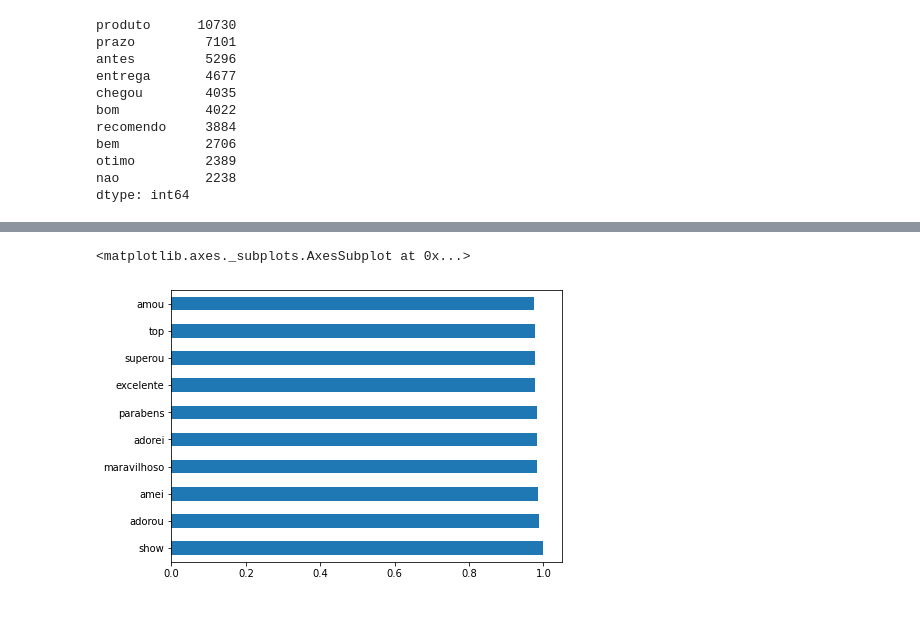
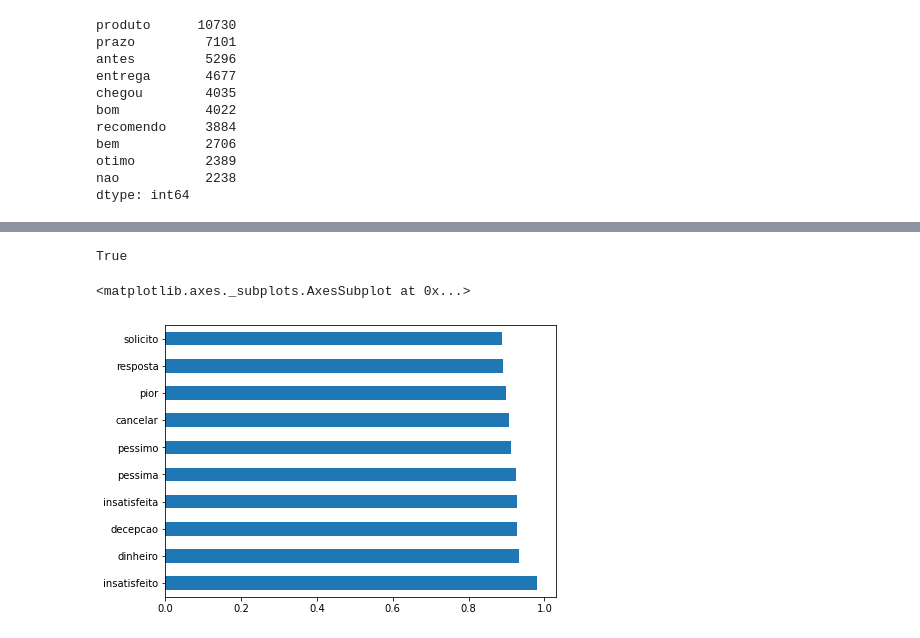
Before and after one commit to Pedalves/olist-ml, a Jupyter notebook: ipynb/EDA.ipynb, the cells around one changed output, grey strips where cells are left out. Drawn from its saved outputs; the diff is of its cells as text; code cells hidden in the pictures.

```diff
--- a/ipynb/EDA.ipynb
+++ b/ipynb/EDA.ipynb
@@ -153,3 +153,7 @@ bem           2706
 otimo         2389
 nao           2238
 dtype: int64
+# %%
+bad_reviews = dt_reviews_no_na.loc[dt_reviews_no_na['review_score'].isin([1,2])]
+all_words_bad = np.concatenate(bad_reviews.stopwords.values)
+all_words_bad.shape
@@ -156,4 +176,24 @@ dtype: int64
+# %%
+words_frequency = pd.concat(
+    [pd.Series(all_words).value_counts(), pd.Series(all_words_best).value_counts(),], axis=1).dropna()
+words_frequency.columns = ['frequency_all', 'frequency_4_5']
+
+#words_frequency = words_frequency.loc[words_frequency['frequency_4_5']>=50]
+
+#(words_frequency.frequency_4_5/words_frequency.frequency_all).nlargest(10).plot.barh(figsize=(7,5))
+
+'canguru' in (words_frequency.loc[words_frequency.frequency_4_5==1]
+ .frequency_4_5/words_frequency.frequency_all).index.values
+# %% [output]
+True
 # %%
 words_frequency = pd.concat(
-    [pd.Series(all_words).value_counts(), pd.Series(all_words_best).value_counts()], axis=1).dropna()
-words_frequency.columns = ['frequency_all', 'frequency_4_5']
+    [pd.Series(all_words).value_counts(), pd.Series(all_words_bad).value_counts(),], axis=1).dropna()
+words_frequency.columns = ['frequency_all', 'frequency_1_2']
+
+words_frequency = words_frequency.loc[words_frequency['frequency_1_2']>=50]
+
+(words_frequency.frequency_1_2/words_frequency.frequency_all).nlargest(10).plot.barh(figsize=(7,5))
+# %% [output]
+<matplotlib.axes._subplots.AxesSubplot at 0x...>
+[figure, added]
@@ -162,5 +199,0 @@ words_frequency = words_frequency.loc[words_frequency['frequency_4_5']>=50]
-# %%
-(words_frequency.frequency_4_5/words_frequency.frequency_all).nlargest(10).plot.barh(figsize=(7,5))
-# %% [output]
-<matplotlib.axes._subplots.AxesSubplot at 0x...>
-[figure, removed]
```
Also changed, not shown: parts of 8 cells of this notebook.
